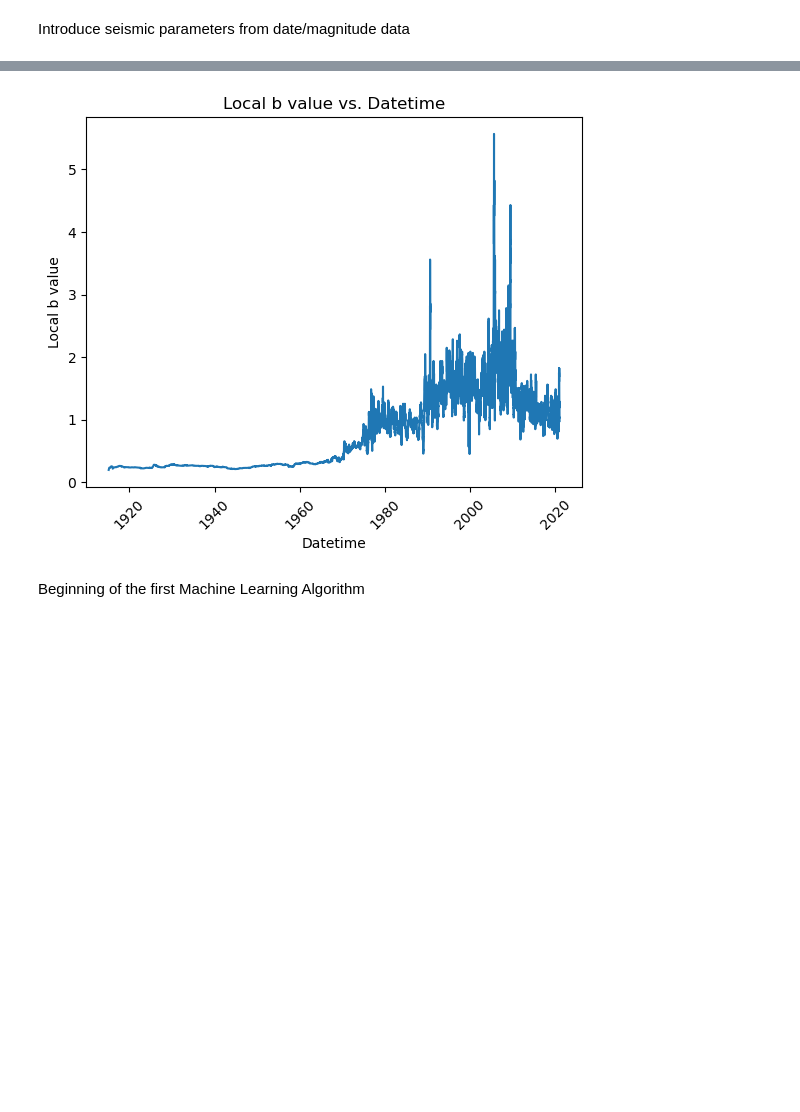
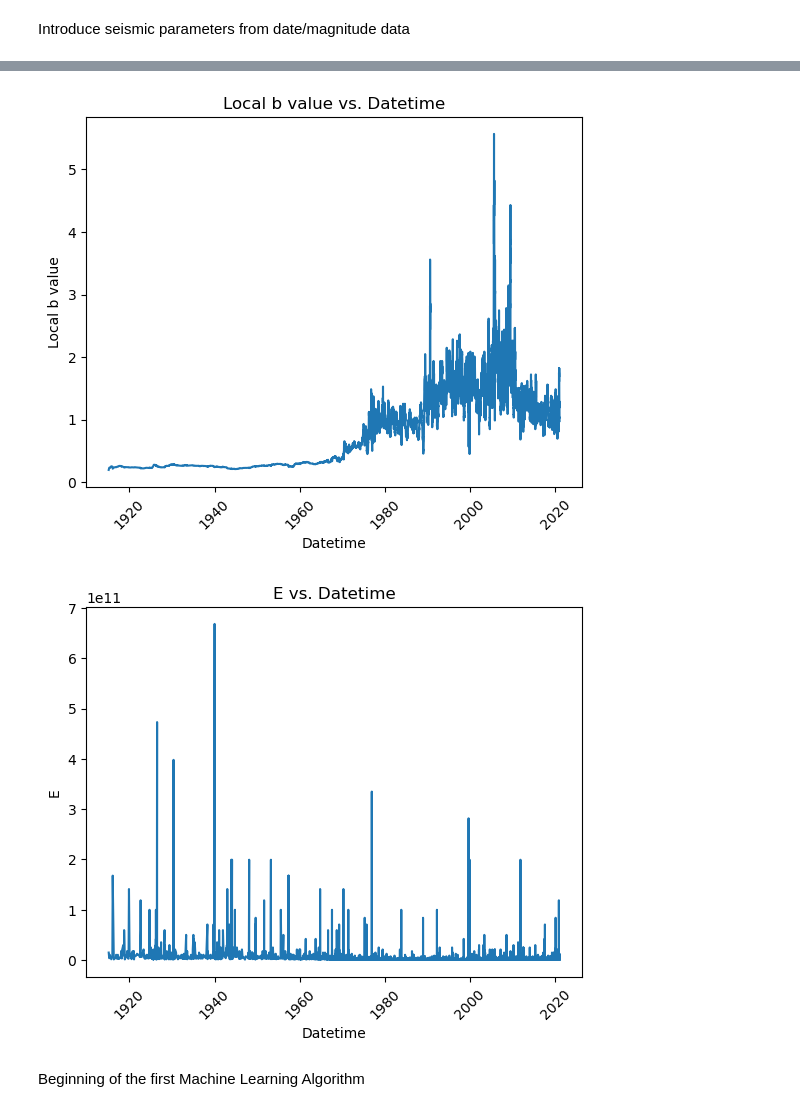
Before and after one commit to sallyfons/MLEE, a Jupyter notebook: eq_prediction.ipynb, the cells around one changed output, grey strips where cells are left out. Drawn from its saved outputs; the diff is of its cells as text; code cells hidden in the pictures; blank space fills up the shorter version.

```diff
--- a/eq_prediction.ipynb
+++ b/eq_prediction.ipynb
@@ -290,13 +315,20 @@ data['E'] = data['E'].apply(np.sqrt)
 # Print the head of the updated DataFrame
 print(data.head())
 # Calculate T
-#data['T'] = data.groupby((data['magnitude'] >= 5.0).cumsum())['date_num'].transform(lambda x: x.max() - x.min())
+# Calculate T
+data['T'] = data['date_num'].diff().rolling(window=50, min_periods=1).sum()
+#Calcualte dE/dt
+data['dE/dt'] = data['E'].rolling(window=50, min_periods=1).sum() / data['T']
+#Calculate sum of E
+data['sum_of_E'] = data['E'].cumsum()
+
 
 # Print the head of the updated DataFrame
 print(data.head())
-print(data[['magnitude', 'date', 'local_b_value', 'x6', 'x7']][9580:9589])
-print(data[['magnitude', 'date', 'local_b_value', 'x6', 'x7']][10101:10106])
-print(data[data['magnitude'] > 5][['date', 'local_b_value', 'x6', 'x7']].head(10))
+print(data.columns)
+#print(data[['magnitude', 'date', 'local_b_value', 'x6', 'x7']][9580:9589])
+#print(data[['magnitude', 'date', 'local_b_value', 'x6', 'x7']][10101:10106])
+#print(data[data['magnitude'] > 5][['date', 'local_b_value', 'x6', 'x7']].head(10))
 # %% [output]
          No  Earthquake Code        date      time  latitude  longitude  \
 6087  17370     1.915020e+13  14/02/1915  08:20:01     38.80      42.50
@@ -318,13 +350,22 @@ print(data[data['magnitude'] > 5][['date', 'local_b_value', 'x6', 'x7']].head(10
 # %%
 # Plot the 'local b value' against the datetime
 plt.plot(data['datetime'], data['local_b_value'])
 plt.xlabel('Datetime')
 plt.ylabel('Local b value')
 plt.title('Local b value vs. Datetime')
 plt.xticks(rotation=45)
 plt.show()
+
+# Plot the 'local b value' against the datetime
+plt.plot(data['datetime'], data['E'])
+plt.xlabel('Datetime')
+plt.ylabel('E')
+plt.title('E vs. Datetime')
+plt.xticks(rotation=45)
+plt.show()
 # %% [output]
 [figure]
+[figure, added]
 # %% [markdown]
 Beginning of the first Machine Learning Algorithm
 # %%
```
Also changed, not shown: parts of 13 cells of this notebook.
